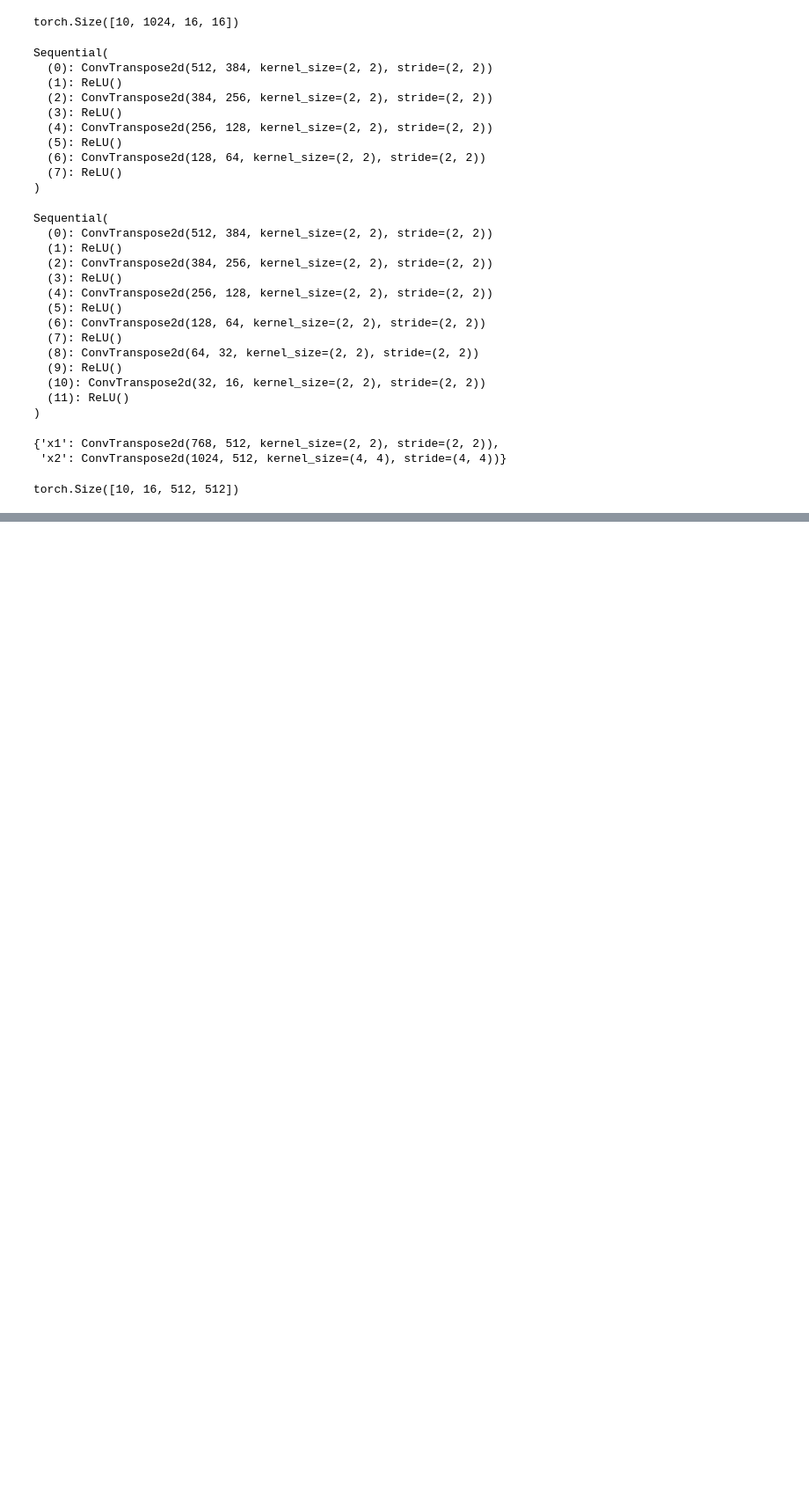
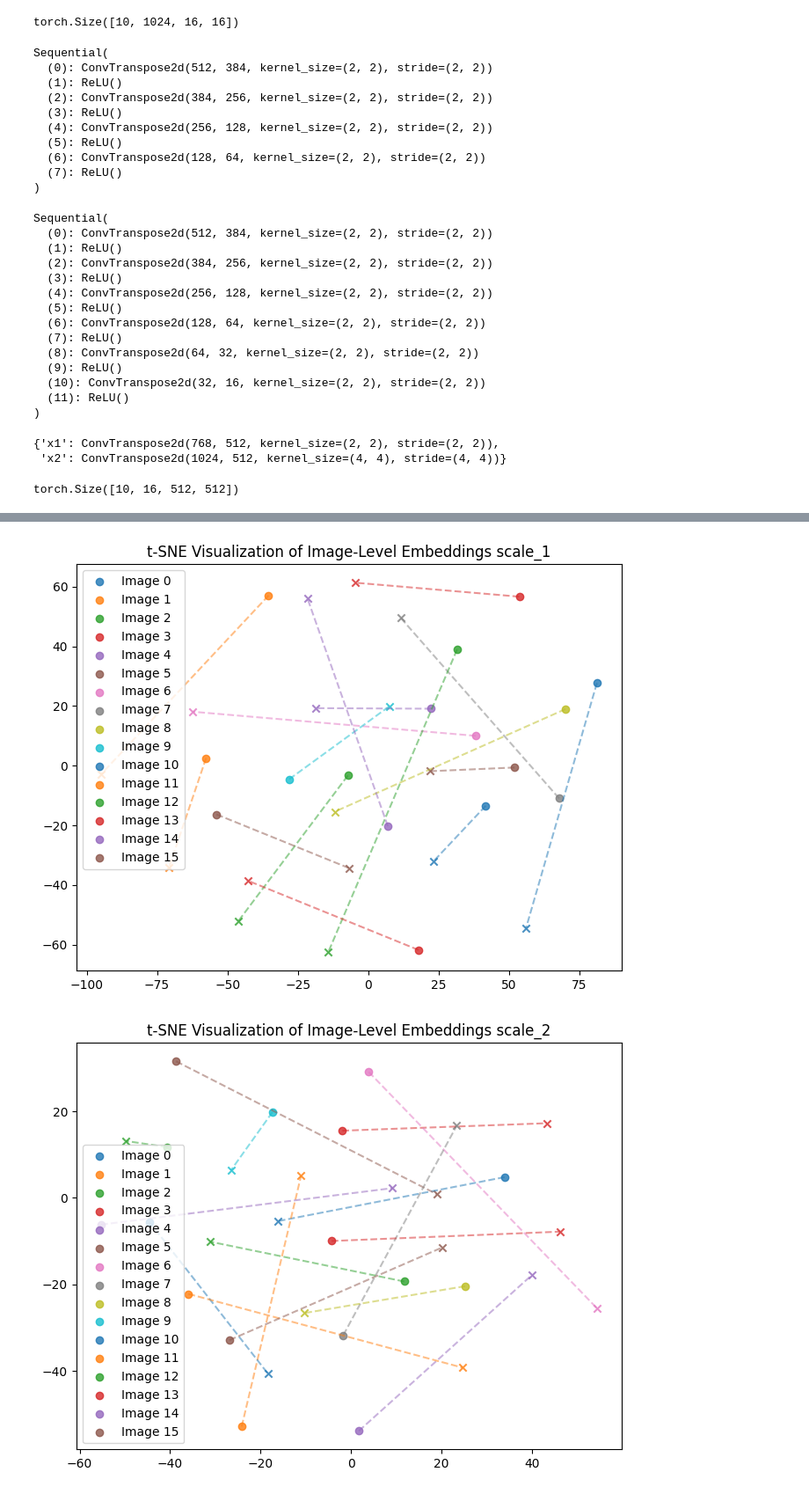
Before and after one commit to sccthomas/ECM3401_Individual_Project, a Jupyter notebook: sandbox.ipynb, the cells around one changed output, grey strips where cells are left out. Shown at 88% size. Drawn from its saved outputs; the diff is of its cells as text; code cells hidden in the pictures; blank space fills up the shorter version.

```diff
--- a/sandbox.ipynb
+++ b/sandbox.ipynb
@@ -379,0 +565,77 @@ torch.Size([10, 16, 512, 512])
+# %%
+
+
+import matplotlib.pyplot as _plt
+import numpy as _np
+import sklearn.manifold as _manifold
+import torch as _torch
+import torch.nn as _nn
+
+B, P, E = 16, 64, 128  # Example batch size, patches, embedding dim
+x1 = torch.randn(B, P, E)  # Simulated patch embeddings for first view
+x2 = torch.randn(B, P, E)  # Simulated patch embeddings for second view
+x3 = torch.randn(B, P, E)  # Simulated patch embeddings for third view
+x4 = torch.randn(B, P, E)  # Simulated patch embeddings for fourth view
+title = "t-SNE Visualization of Image-Level Embeddings"
+
+z1 = {
+    'scale_1': x1,
+    'scale_2': x3,
+}
+z2 = {
+    'scale_1': x2,
+    'scale_2': x4,
+}
+
+scales = z1.keys()
+assert scales == z2.keys(), "Scale names do not match."
+
+with _torch.no_grad():
+    for scale in scales:
+        x1 = z1[scale]
+        x2 = z2[scale]
+
+        B, P, E = x1.shape  # Batch, Patches, Embedding Dim
+
+        # Compute mean patch embedding per image [B, E]
+        x1_avg = x1.mean(dim=1).cpu().numpy()  # Averaging over patches
+        x2_avg = x2.mean(dim=1).cpu().numpy()
+
+        # Combine embeddings for t-SNE visualization [2B, E]
+        embeddings = _np.concatenate([x1_avg, x2_avg], axis=0)
+
+        # Create labels: Each image gets a unique label
+        labels = _np.concatenate([_np.arange(B), _np.arange(B)])  # Shape: [2B]
+
+        # Apply t-SNE
+        tsne = _manifold.TSNE(n_components=2, perplexity=10, random_state=42)
+        embeddings_2d = tsne.fit_transform(embeddings)
+
+        # Define a distinct color for each image
+        cmap = _plt.get_cmap("tab10")  # "tab10" has 10 distinct colors
+        colors = [cmap(i % 10) for i in range(B)]  # Assign each image a unique color
+
+        # Plot
+        _plt.figure(figsize=(8, 6))
+
+        for i in range(B):  # Each image
+            idx_x1, idx_x2 = i, B + i  # First and second augmentation indices
+            color = colors[i]  # Unique color for this image
+
+            # Scatter points
+            _plt.scatter(embeddings_2d[idx_x1, 0], embeddings_2d[idx_x1, 1], color=color, label=f'Image {i}',
+                         alpha=0.8,
+                         marker='o')
+            _plt.scatter(embeddings_2d[idx_x2, 0], embeddings_2d[idx_x2, 1], color=color, alpha=0.8, marker='x')
+
+            # Draw line connecting views of the same image
+            _plt.plot([embeddings_2d[idx_x1, 0], embeddings_2d[idx_x2, 0]],
+                      [embeddings_2d[idx_x1, 1], embeddings_2d[idx_x2, 1]],
+                      color=color, alpha=0.5, linestyle="--")
+
+        _plt.legend()
+        _plt.title(f'{title} {scale}')
+        _plt.show()
+# %% [output]
+[figure, added]
+[figure, added]
```
Also changed, not shown: parts of 8 cells of this notebook, 15 other files.
